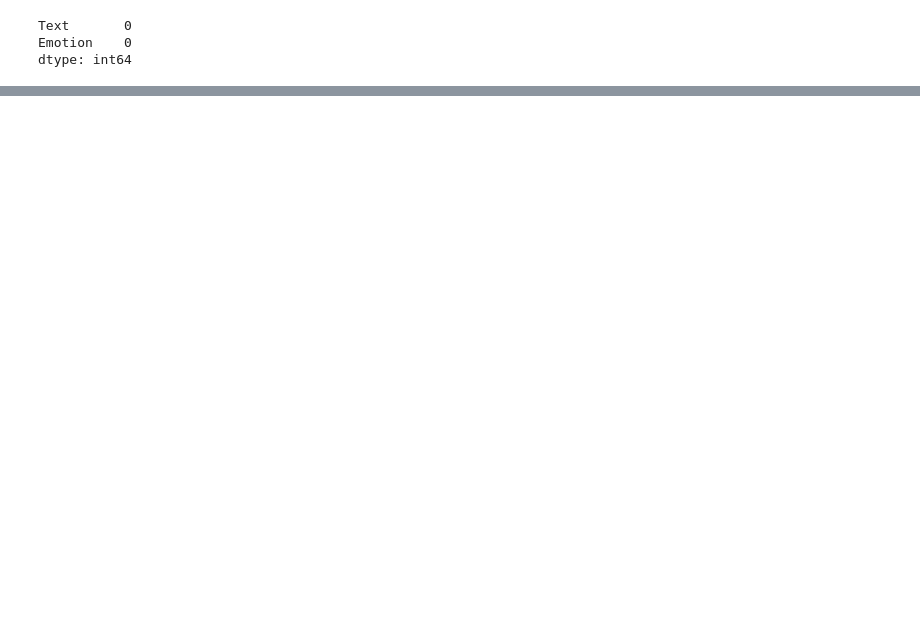
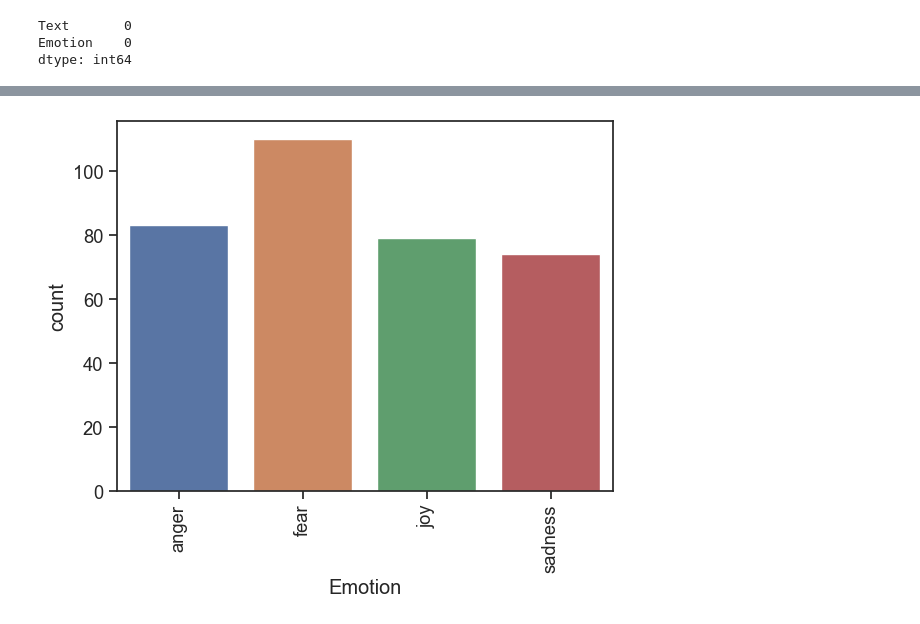
Before and after one commit to AnnaJazayeri/Emotion_Detection_from_Text, a Jupyter notebook: Emotion tweets.ipynb, the cells around one changed output, grey strips where cells are left out. Drawn from its saved outputs; the diff is of its cells as text; code cells hidden in the pictures; blank space fills up the shorter version.

```diff
--- a/Emotion tweets.ipynb
+++ b/Emotion tweets.ipynb
@@ -47,0 +84,6 @@ train_data.head()
+# %%
+sns.countplot(x=train_data['Emotion'])
+plt.xticks(rotation=90)
+plt.show()
+# %% [output]
+[figure, added]
```
Also changed, not shown: parts of 26 cells of this notebook.
